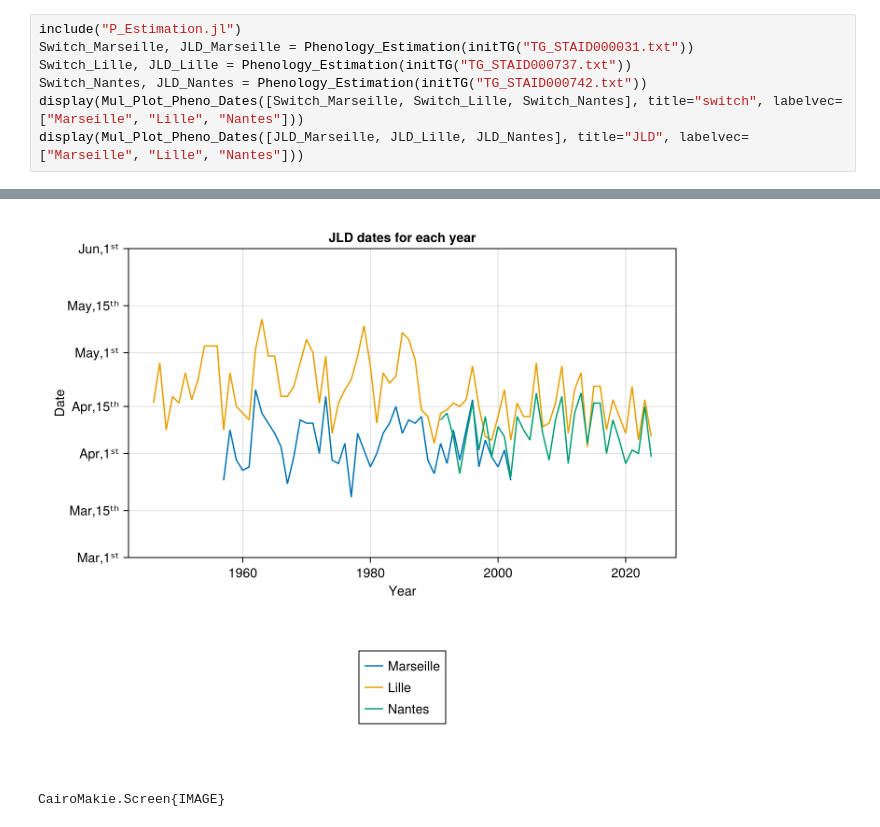
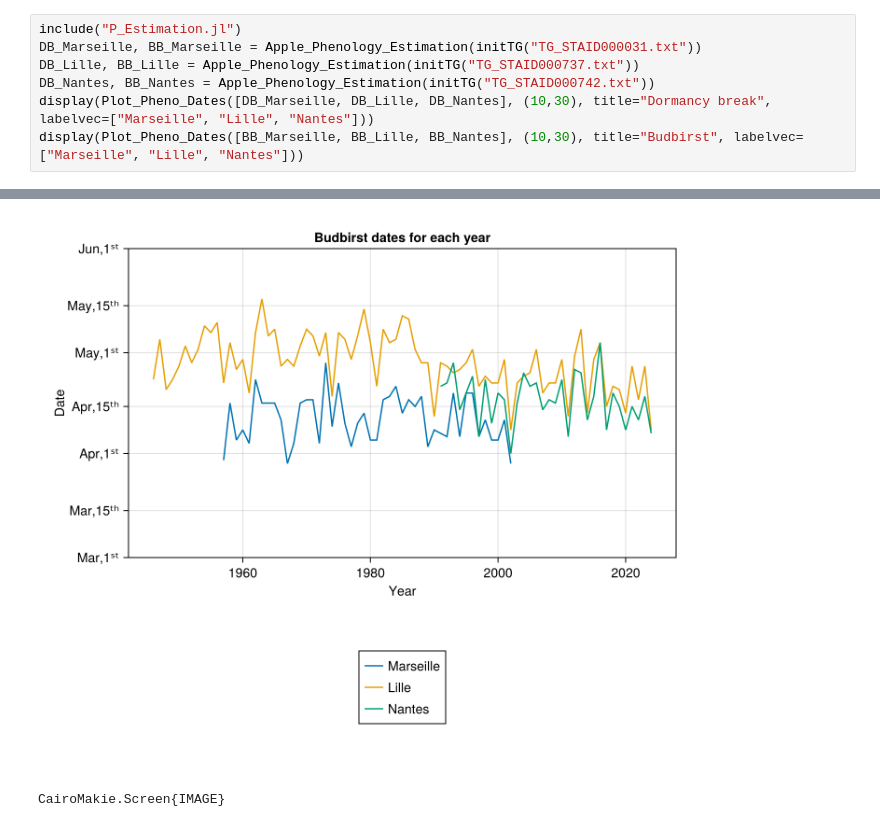
Before and after one commit to dmetivie/2025_Internship_SWG_Pomme, a Jupyter notebook: Phenology/Phenology_model.ipynb, the cells around one changed output, grey strips where cells are left out. Saved outputs shown, nothing was run; the diff lists cells and outputs as text.

Commit message:
Small corrections about phenology model

```diff
--- a/Phenology/Phenology_model.ipynb
+++ b/Phenology/Phenology_model.ipynb
@@ -46,8 +16,8 @@ CairoMakie.Screen{IMAGE}
 # %%
 include("P_Estimation.jl")
-Switch_Marseille, JLD_Marseille = Phenology_Estimation(initTG("TG_STAID000031.txt"))
-Switch_Lille, JLD_Lille = Phenology_Estimation(initTG("TG_STAID000737.txt"))
-Switch_Nantes, JLD_Nantes = Phenology_Estimation(initTG("TG_STAID000742.txt"))
-display(Mul_Plot_Pheno_Dates([Switch_Marseille, Switch_Lille, Switch_Nantes], title="switch", labelvec=["Marseille", "Lille", "Nantes"]))
-display(Mul_Plot_Pheno_Dates([JLD_Marseille, JLD_Lille, JLD_Nantes], title="JLD", labelvec=["Marseille", "Lille", "Nantes"]))
+DB_Marseille, BB_Marseille = Apple_Phenology_Estimation(initTG("TG_STAID000031.txt"))
+DB_Lille, BB_Lille = Apple_Phenology_Estimation(initTG("TG_STAID000737.txt"))
+DB_Nantes, BB_Nantes = Apple_Phenology_Estimation(initTG("TG_STAID000742.txt"))
+display(Plot_Pheno_Dates([DB_Marseille, DB_Lille, DB_Nantes], (10,30), title="Dormancy break", labelvec=["Marseille", "Lille", "Nantes"]))
+display(Plot_Pheno_Dates([BB_Marseille, BB_Lille, BB_Nantes], (10,30), title="Budbirst", labelvec=["Marseille", "Lille", "Nantes"]))
 # %% [output]
@@ -55,2 +25,2 @@ display(Mul_Plot_Pheno_Dates([JLD_Marseille, JLD_Lille, JLD_Nantes], title="JLD"
-[figure, old version]
+[figure, new version]
 CairoMakie.Screen{IMAGE}
```
Also changed, not shown: parts of 9 cells of this notebook, 2 other files.
